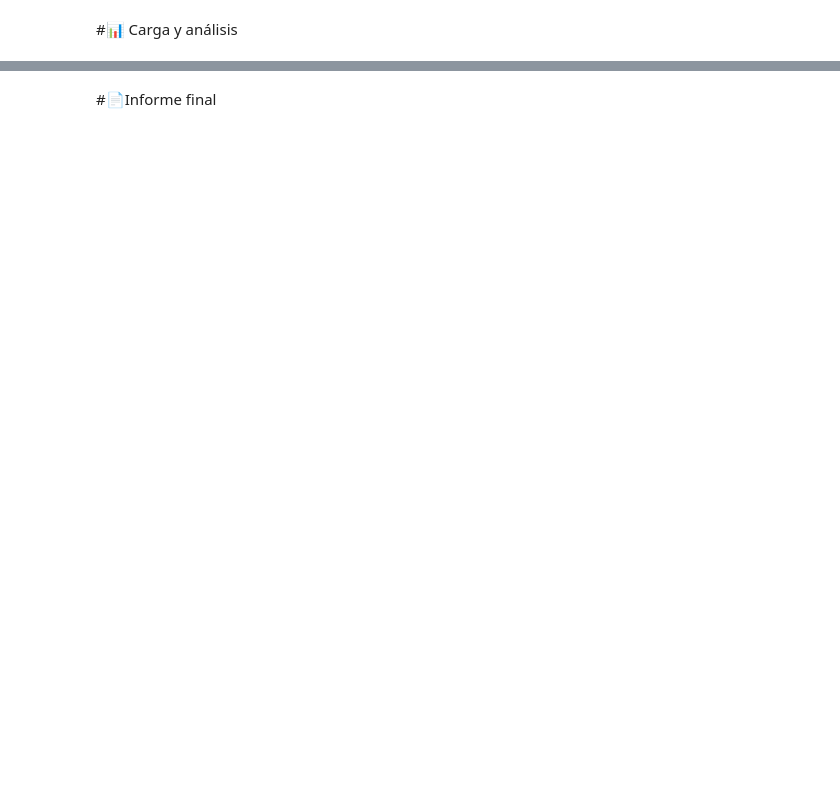
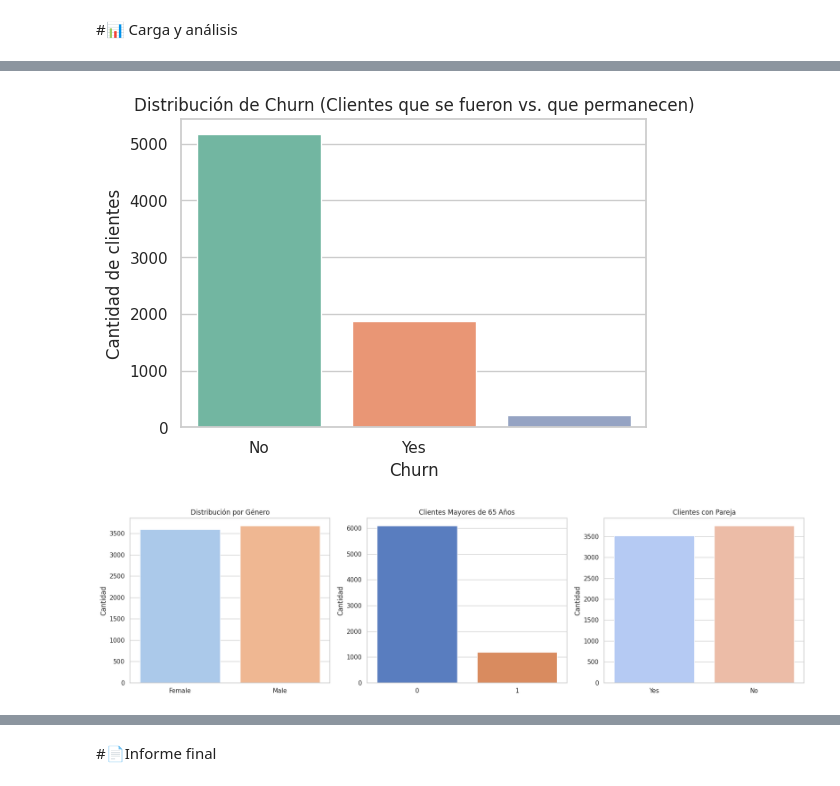
Before and after one commit to TAGARA-TECH/ChallengeTelecomX, a Jupyter notebook: TelecomX_LATAM_copia.ipynb, the cells around one changed output, grey strips where cells are left out. Drawn from its saved outputs; the diff is of its cells as text; code cells hidden in the pictures; blank space fills up the shorter version.

```diff
--- a/TelecomX_LATAM_copia.ipynb
+++ b/TelecomX_LATAM_copia.ipynb
@@ -8,0 +223,39 @@
+# %%
+import matplotlib.pyplot as plt
+import seaborn as sns
+
+# Estilo general
+sns.set(style="whitegrid")
+
+# Figura para el gráfico de churn
+plt.figure(figsize=(6, 4))
+sns.countplot(data=df_clean, x='Churn', hue='Churn', palette='Set2', legend=False)
+plt.title("Distribución de Churn (Clientes que se fueron vs. que permanecen)")
+plt.ylabel("Cantidad de clientes")
+plt.xlabel("Churn")
+plt.show()
+
+# Gráficos por variables demográficas
+fig, axes = plt.subplots(1, 3, figsize=(18, 5))
+
+# Género
+sns.countplot(data=df_clean, x='gender', hue='gender', palette='pastel', legend=False, ax=axes[0])
+axes[0].set_title("Distribución por Género")
+
+# SeniorCitizen
+sns.countplot(data=df_clean, x='SeniorCitizen', hue='SeniorCitizen', palette='muted', legend=False, ax=axes[1])
+axes[1].set_title("Clientes Mayores de 65 Años")
+
+# Partner
+sns.countplot(data=df_clean, x='Partner', hue='Partner', palette='coolwarm', legend=False, ax=axes[2])
+axes[2].set_title("Clientes con Pareja")
+
+for ax in axes:
+    ax.set_ylabel("Cantidad")
+    ax.set_xlabel("")
+
+plt.tight_layout()
+plt.show()
+# %% [output]
+[figure, added]
+[figure, added]
```
Also changed, not shown: parts of 29 cells of this notebook.
